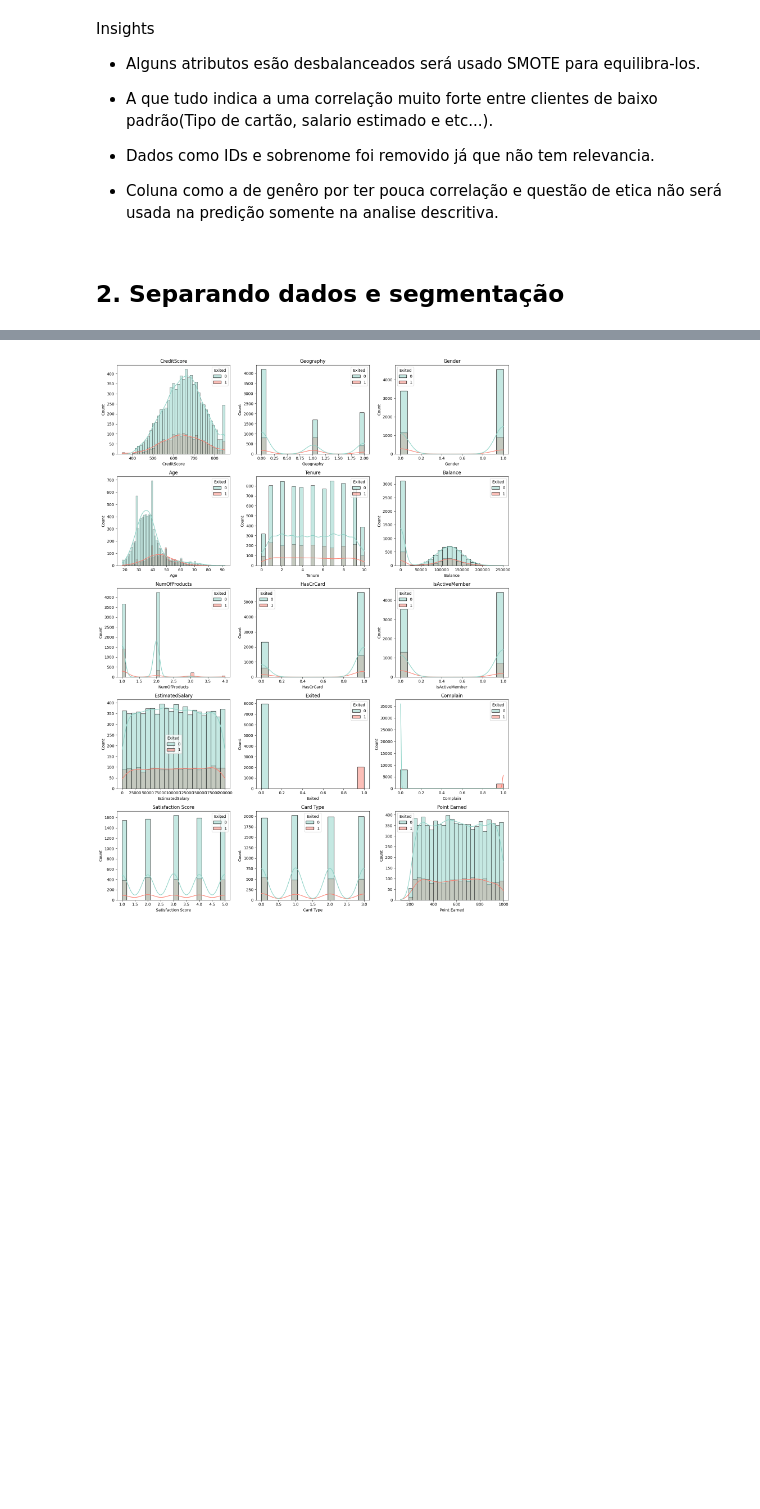
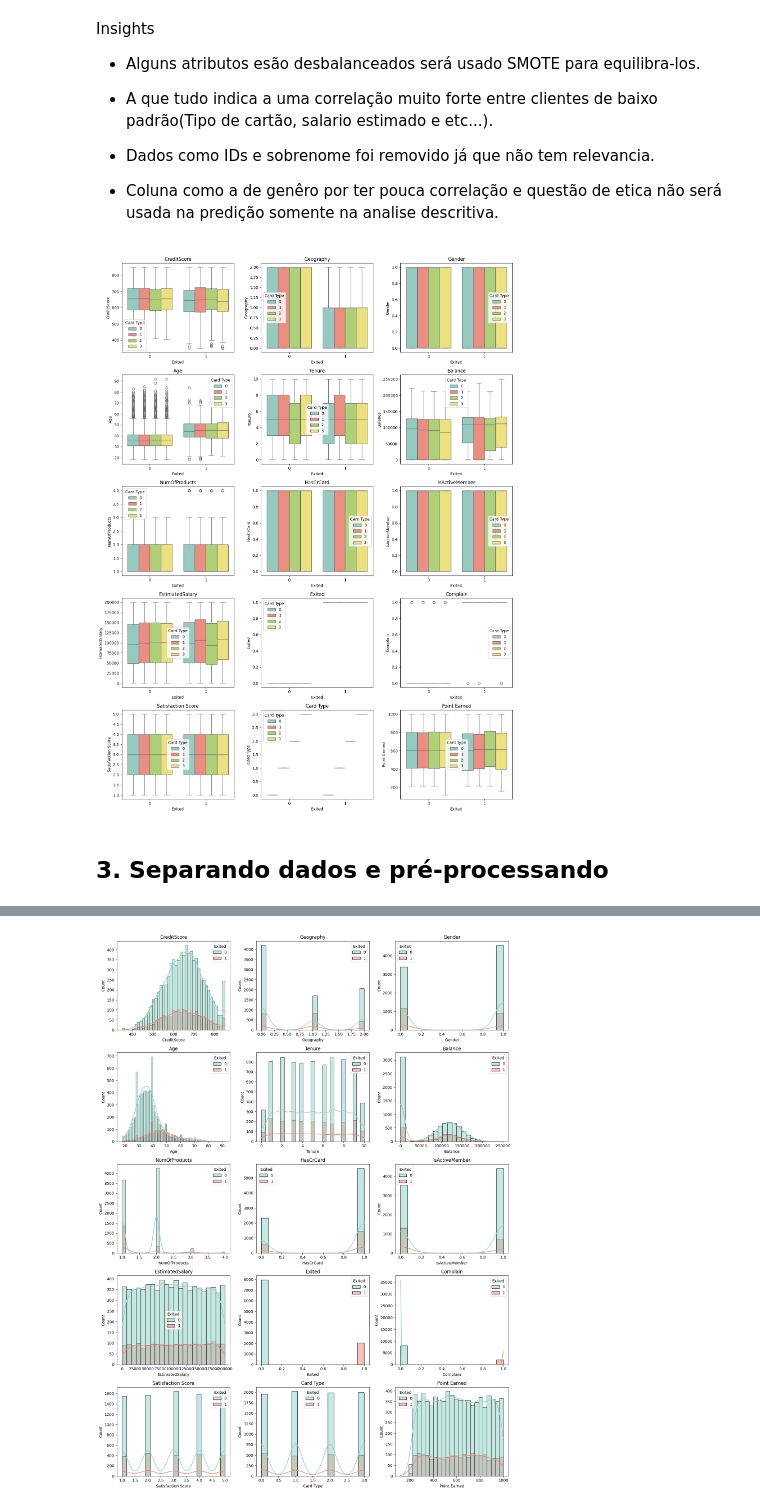
Before and after one commit to Gustavo-michel/Churn-BankCostumer-Predict, a Jupyter notebook: notebooks/EDA.ipynb, the cells around one changed output, grey strips where cells are left out. Cells and saved outputs as stored; diff of their text form; code cells hidden in the pictures; blank space fills up the shorter version.

```diff
--- a/notebooks/EDA.ipynb
+++ b/notebooks/EDA.ipynb
@@ -82,7 +86,7 @@ colors
 # %% [markdown]
 ## 1. Visualização dos dados
 # %%
-df = pd.read_csv("../data\Customer-Churn-Records.csv")
+df = pd.read_csv("data\Customer-Churn-Records.csv")
 # %%
 df.head()
 # %% [output]
@@ -273,5 +277,25 @@ fig.update_layout(
 )
 
 fig.show()
+# %%
+def plotBox():
+    n_rows = 5
+    n_cols = 3
+
+    fig, axs = plt.subplots(nrows=n_rows, ncols=n_cols, figsize=(15, 20))
+    fig.subplots_adjust(hspace=0.5, wspace=0.5)
+
+    for i, col in enumerate(df_encoder):
+        colors_select = [colors[i] for i in [0, 3, 6, 11]]
+        sns.boxplot(y=df_encoder[col], x=df_encoder['Exited'], ax=axs[i // n_cols, i % n_cols], hue=df_encoder['Card Type'], palette=colors_select)
+
+        axs[i // n_cols, i % n_cols].set_title(col)
+
+    plt.tight_layout()
+    plt.show()
+
+plotBox()
+# %% [output]
+[figure, added]
 # %% [markdown]
-## 2. Separando dados e segmentação
+## 3. Separando dados e pré-processando
```
Also changed, not shown: parts of 25 cells of this notebook, 2 other files.
